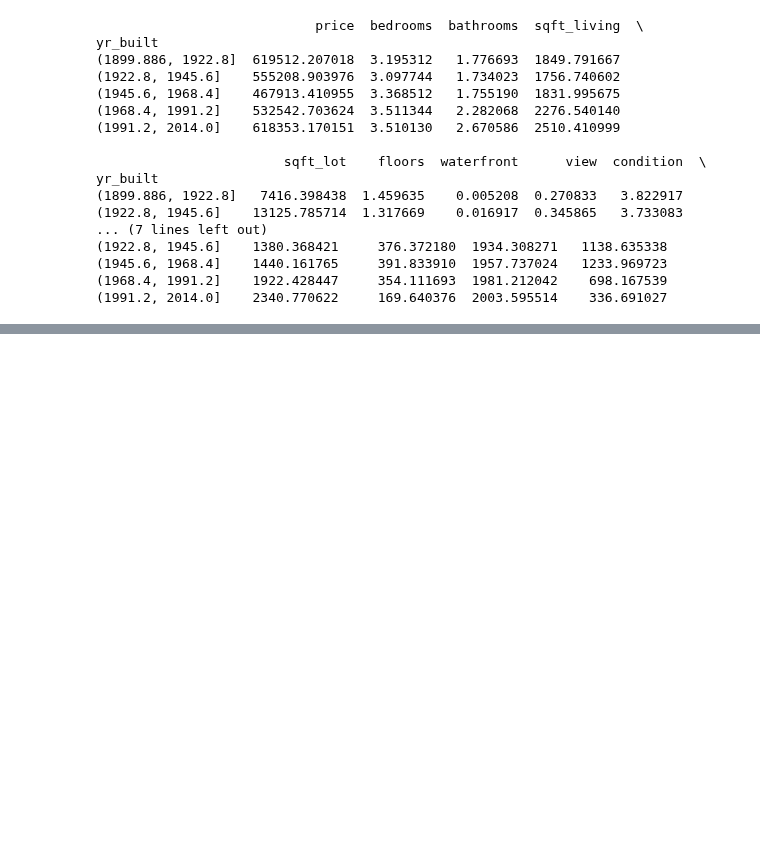
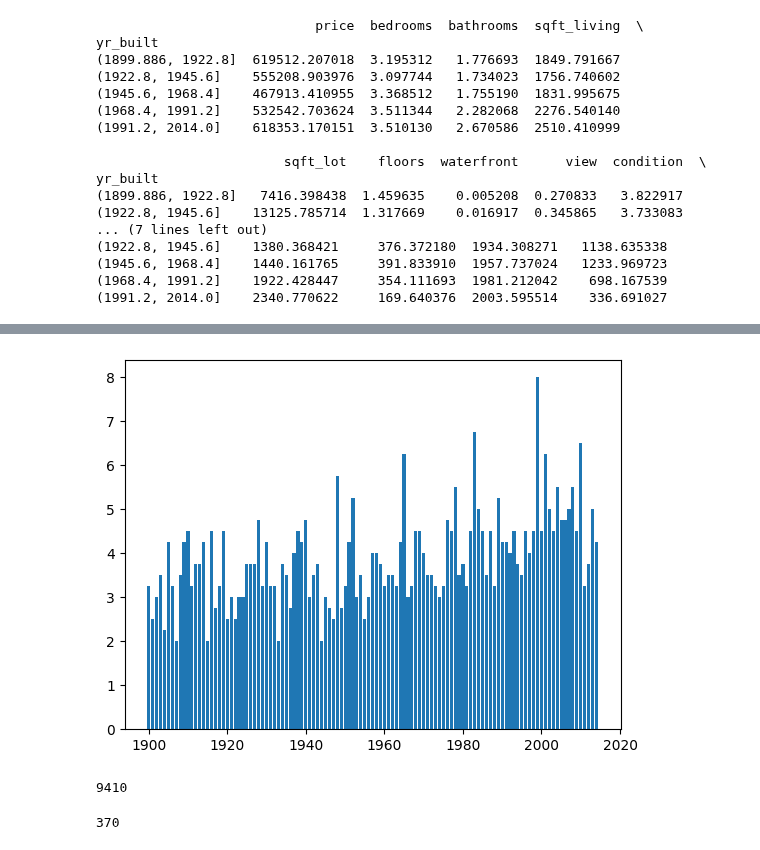
Before and after one commit to Deyonrose/labexercises, a Jupyter notebook: 2348513_ex1.ipynb, the cells around one changed output, grey strips where cells are left out. Saved outputs shown, nothing was run; the diff lists cells and outputs as text; code cells hidden in the pictures; blank space fills up the shorter version.

```diff
--- a/2348513_ex1.ipynb
+++ b/2348513_ex1.ipynb
@@ -98,0 +125,16 @@ yr_built
+# %%
+plt.bar(df['yr_built'],df['bathrooms'])
+plt.plot()
+plt.show()
+# %% [output]
+[figure, added]
+# %%
+pg=df['sqft_above'].max()
+pg
+# %% [output]
+9410
+# %%
+pg=df['sqft_above'].min()
+pg
+# %% [output]
+370
```
Also changed, not shown: parts of 13 cells of this notebook.
